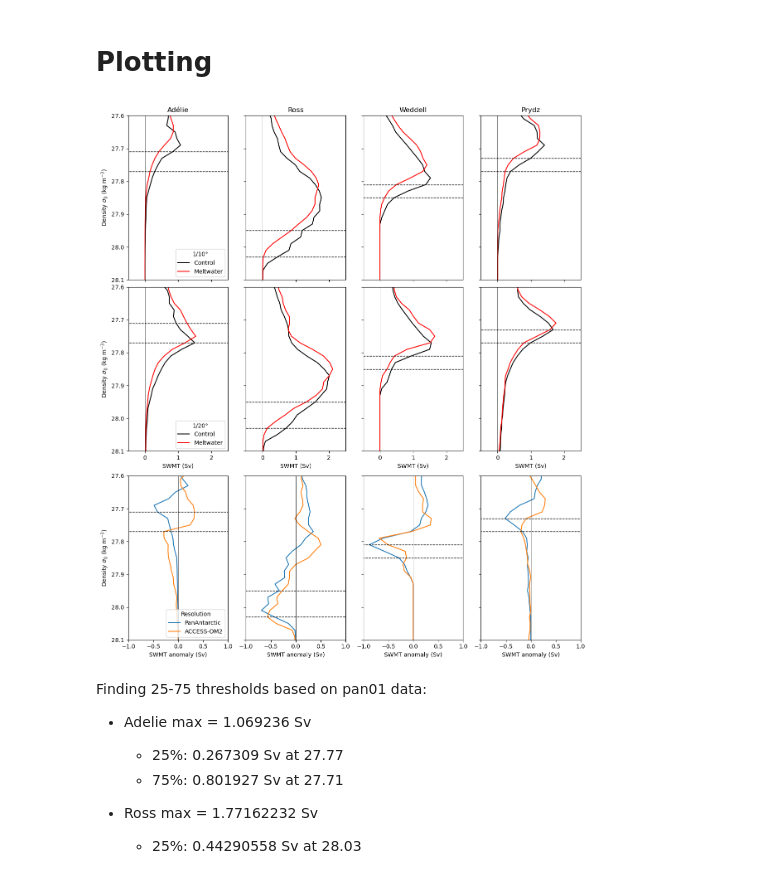
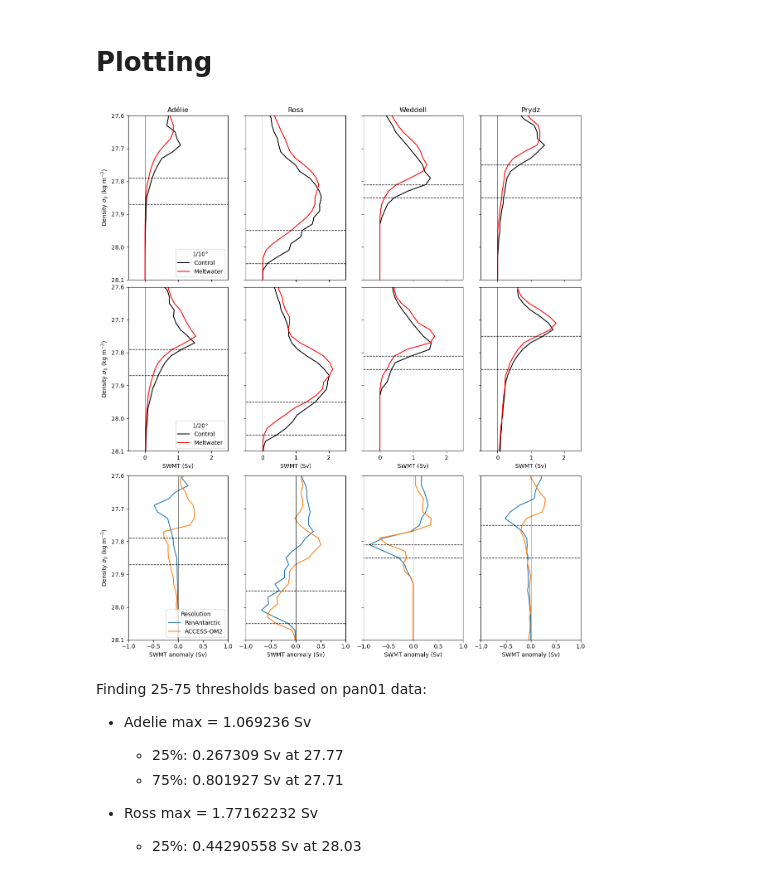
Before and after one commit to adele-morrison/panan-meltwater, a Jupyter notebook: notebooks/bottom_water_analysis/SWMT_regional_DSWformation_prescribed.ipynb, the cells around one changed output. Saved outputs shown, nothing was run; the diff lists cells and outputs as text; code cells hidden in the pictures.

```diff
--- a/notebooks/bottom_water_analysis/SWMT_regional_DSWformation_prescribed.ipynb
+++ b/notebooks/bottom_water_analysis/SWMT_regional_DSWformation_prescribed.ipynb
@@ -122,17 +99,36 @@ p75_list = [Ad_75, Ro_75, We_75, Pr_75]
+# %%
+# Thresholds from pan01  regional data <- I need to update this to be ACCESS thresohlds
+Ad_25 = 27.87
+Ad_75 = 27.79
+
+Ro_25 = 28.05
+Ro_75 = 27.95
+
+We_25 = 27.85
+We_75 = 27.81
+
+Pr_25 = 27.85
+Pr_75 = 27.75
+# %%
+# 25th percentile for each region
+a25_list = [Ad_25, Ro_25, We_25, Pr_25]
+
+# 75th percentile for each region
+a75_list = [Ad_75, Ro_75, We_75, Pr_75]
 # %% [markdown]
 # Plotting
 # %%
 import matplotlib.pyplot as plt
 
 # ---- DATA ----
-controls_01 = [Adelie_01_C_map, Ross_01_C_map, Weddell_01_C_map, Prydz_01_C_map]
-melts_01    = [Adelie_01_M_map, Ross_01_M_map, Weddell_01_M_map, Prydz_01_M_map]
+controls_01 = [Adélie_01_C_map, Ross_01_C_map, Weddell_01_C_map, Prydz_01_C_map]
+melts_01    = [Adélie_01_M_map, Ross_01_M_map, Weddell_01_M_map, Prydz_01_M_map]
 
-controls_ac = [Adelie_ac_C_map, Ross_ac_C_map, Weddell_ac_C_map, Prydz_ac_C_map]
-melts_ac    = [Adelie_ac_M_map, Ross_ac_M_map, Weddell_ac_M_map, Prydz_ac_M_map]
+controls_ac = [Adélie_ac_C_map, Ross_ac_C_map, Weddell_ac_C_map, Prydz_ac_C_map]
+melts_ac    = [Adélie_ac_M_map, Ross_ac_M_map, Weddell_ac_M_map, Prydz_ac_M_map]
 
-pan01  = [Adelie_01, Ross_01, Weddell_01, Prydz_01]
-access = [Adelie_ac, Ross_ac, Weddell_ac, Prydz_ac]
+pan01  = [Adélie_01, Ross_01, Weddell_01, Prydz_01]
+access = [Adélie_ac, Ross_ac, Weddell_ac, Prydz_ac]
 
 titles = ["Adélie", "Ross", "Weddell", "Prydz"]
 
@@ -145,8 +141,8 @@ for j, title in enumerate(titles):
     ax.plot(controls_01[j], controls_01[j]['isopycnal_bins'], color='k', label='Control')
     ax.plot(melts_01[j], melts_01[j]['isopycnal_bins'], color='r', label='Meltwater')
     ax.plot([0, 0], [26.5, 28.48], 'k', linewidth=0.5)
-    ax.plot([-5, 15], [p25_list[j], p25_list[j]], 'k--', linewidth=1)
-    ax.plot([-5, 15], [p75_list[j], p75_list[j]], 'k--', linewidth=1)
+    ax.plot([-5, 15], [a25_list[j], a25_list[j]], 'k--', linewidth=1)
+    ax.plot([-5, 15], [a75_list[j], a75_list[j]], 'k--', linewidth=1)
     ax.set_ylim((28.1, 27.6))
     ax.set_xlim((-0.5, 2.5))
     ax.set_title(title)
@@ -159,43 +155,43 @@ for j, title in enumerate(titles):
     ax.plot(controls_ac[j], controls_ac[j]['isopycnal_bins'], color='k', label='Control')
     ax.plot(melts_ac[j], melts_ac[j]['isopycnal_bins'], color='r', label='Meltwater')
     ax.plot([0, 0], [26.5, 28.48], 'k', linewidth=0.5)
-    ax.plot([-5, 15], [p25_list[j], p25_list[j]], 'k--', linewidth=1)
-    ax.plot([-5, 15], [p75_list[j], p75_list[j]], 'k--', linewidth=1)
+    ax.plot([-5, 15], [a25_list[j], a25_list[j]], 'k--', linewidth=1)
+    ax.plot([-5, 15], [a75_list[j], a75_list[j]], 'k--', linewidth=1)
     ax.set_ylim((28.1, 27.6))
     ax.set_xlim((-0.5, 2.5))
 
     # --- Row 3: Resolution comparison ---
     ax = axes[2, j]
     ax.plot(pan01[j], pan01[j]['isopycnal_bins'], label='PanAntarctic')
     ax.plot(access[j], access[j]['isopycnal_bins'], label='ACCESS-OM2')
     ax.plot([0, 0], [26.5, 28.48], 'k', linewidth=0.5)
-    ax.plot([-5, 15], [p25_list[j], p25_list[j]], 'k--', linewidth=1)
-    ax.plot([-5, 15], [p75_list[j], p75_list[j]], 'k--', linewidth=1)
+    ax.plot([-5, 15], [a25_list[j], a25_list[j]], 'k--', linewidth=1)
+    ax.plot([-5, 15], [a75_list[j], a75_list[j]], 'k--', linewidth=1)
     ax.set_ylim((28.1, 27.6))
     ax.set_xlim((-1, 1))
 
 # ---- Labels and legends ----
 for i in range(3):
     axes[i, 0].set_ylabel('Density $\sigma_0$ (kg m$^{-3}$)')
 
 for j in range(4):
     axes[1, j].set_xlabel('SWMT (Sv)')
     axes[2, j].set_xlabel('SWMT anomaly (Sv)')
 
 axes[0, 0].legend(loc='lower right', title="1/10°")
 axes[1, 0].legend(loc='lower right', title="1/20°")
 axes[2, 0].legend(loc='lower right', title="Resolution")
 
 plt.tight_layout()
 
 plt.subplots_adjust(hspace=0.15)   # controls row spacing overall
 for ax in axes[0]:  # push row 1 slightly down
     pos = ax.get_position()
     ax.set_position([pos.x0, pos.y0 - 0.03, pos.width, pos.height])
 
 plt.show()
 # %% [output]
-[figure, old version]
+[figure, new version]
 # %% [markdown]
 Finding 25-75 thresholds based on pan01 data:
 - Adelie max = 1.069236 Sv
```
Also changed, not shown: parts of 32 cells of this notebook, 4 other files.
